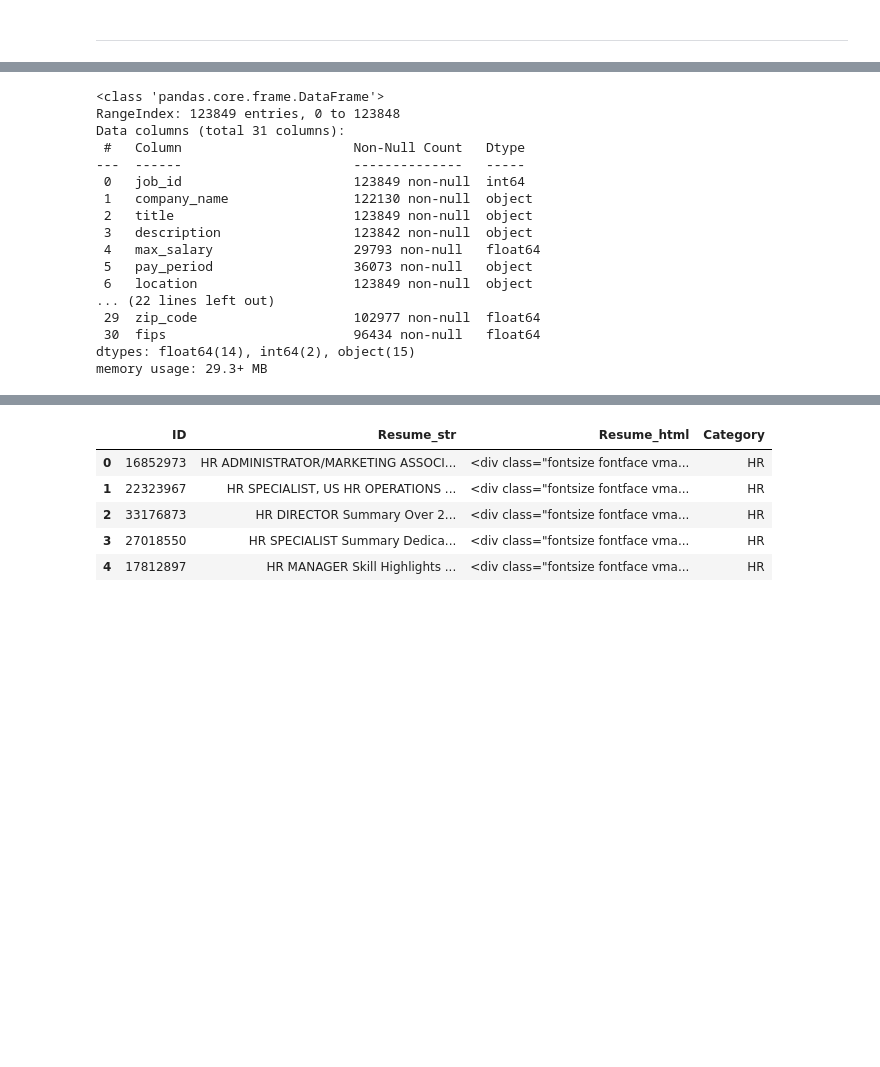
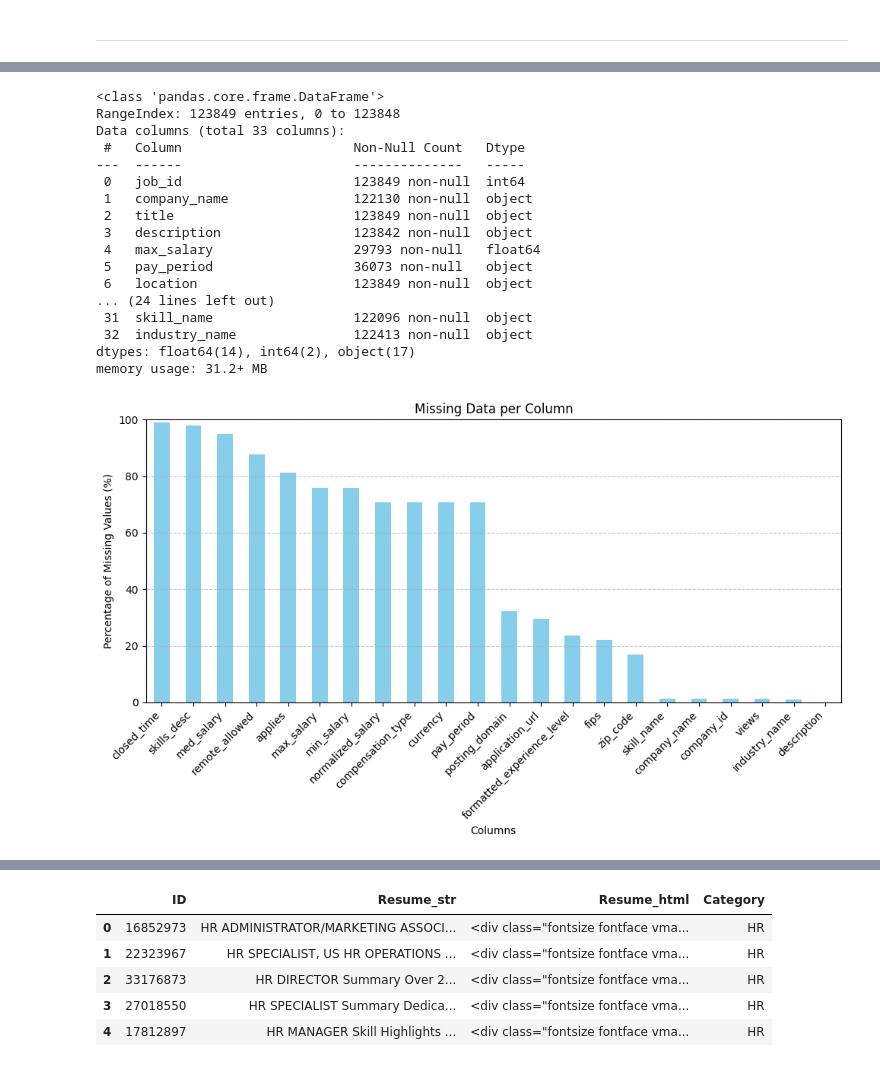
Before and after one commit to TristanPetersDS/job-recommender, a Jupyter notebook: notebooks/01_text_preprocessing.ipynb, the cells around one changed output, grey strips where cells are left out. Cells and saved outputs as stored; diff of their text form; code cells hidden in the pictures; blank space fills up the shorter version.

```diff
--- a/notebooks/01_text_preprocessing.ipynb
+++ b/notebooks/01_text_preprocessing.ipynb
@@ -58,3 +61,4 @@ INFO: Pandarallel will use Memory file system to transfer data between the main
 # %%
-# Load in jobs dataset
-jobs_df = pd.read_csv(config.RAW_DATA_DIR/'postings.csv')
+# Load in datasets
+jobs_df = pd.read_pickle(config.RAW_DATA_DIR/'jobs_raw.pkl')
+resume_df = pd.read_csv(config.RAW_DATA_DIR/'resumes_raw.csv')
@@ -75,7 +81,7 @@ jobs_df.info()
 # %% [output]
 <class 'pandas.core.frame.DataFrame'>
 RangeIndex: 123849 entries, 0 to 123848
-Data columns (total 31 columns):
+Data columns (total 33 columns):
  #   Column                      Non-Null Count   Dtype
 ---  ------                      --------------   -----
  0   job_id                      123849 non-null  int64
@@ -85,8 +91,13 @@ Data columns (total 31 columns):
  4   max_salary                  29793 non-null   float64
  5   pay_period                  36073 non-null   object
  6   location                    123849 non-null  object
-... (22 lines left out)
- 29  zip_code                    102977 non-null  float64
- 30  fips                        96434 non-null   float64
-dtypes: float64(14), int64(2), object(15)
-memory usage: 29.3+ MB
+... (24 lines left out)
+ 31  skill_name                  122096 non-null  object
+ 32  industry_name               122413 non-null  object
+dtypes: float64(14), int64(2), object(17)
+memory usage: 31.2+ MB
+# %%
+# Plot percentage of missing data for each feature
+vis.plot_missing_data(jobs_df, save_plot=True, save_dir=config.FIGURES_DIR, filename_prefix='01_preprocessing_jobs')
+# %% [output]
+[figure, added]
```
Also changed, not shown: parts of 57 cells of this notebook, 1 other file.
